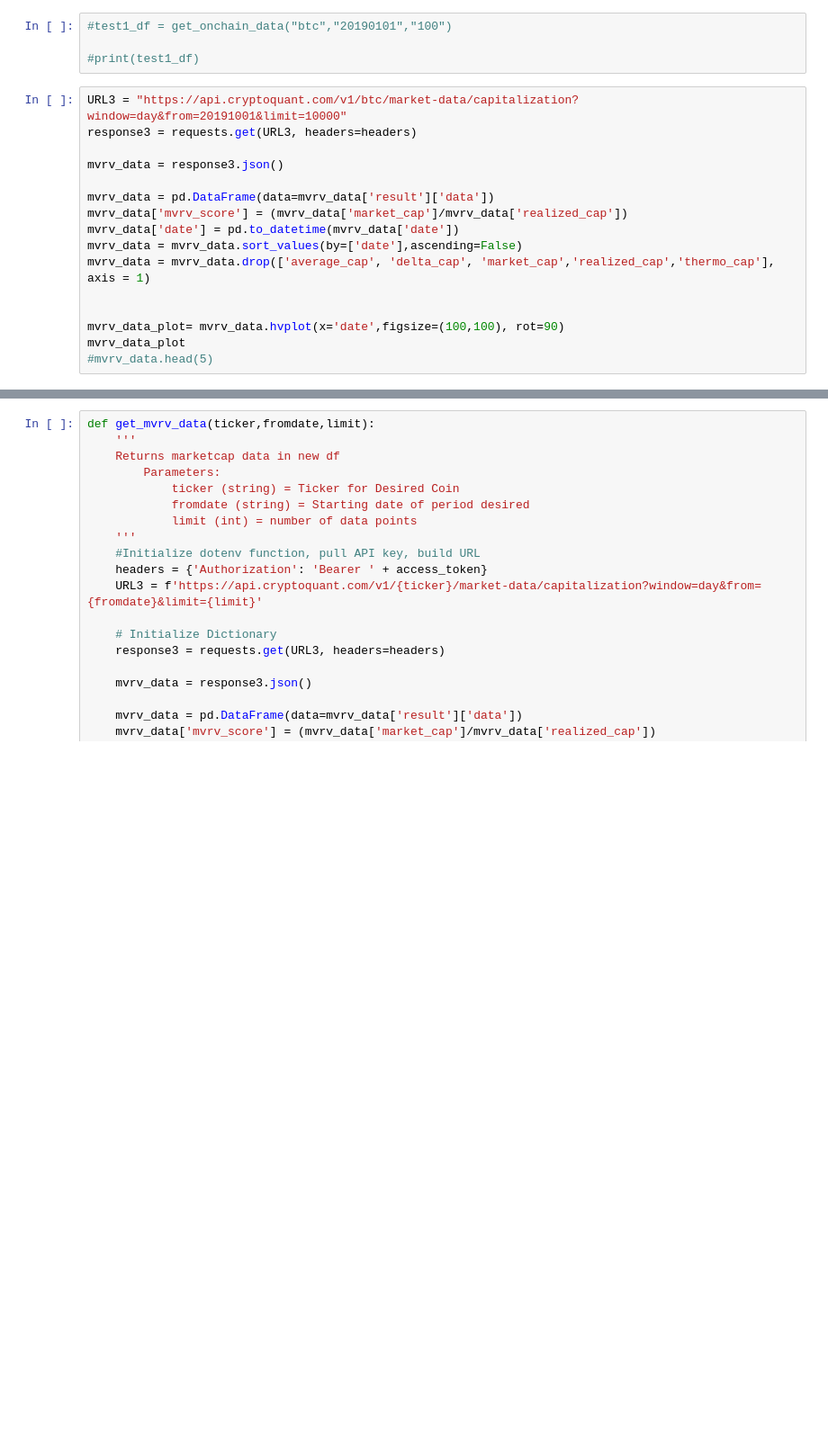
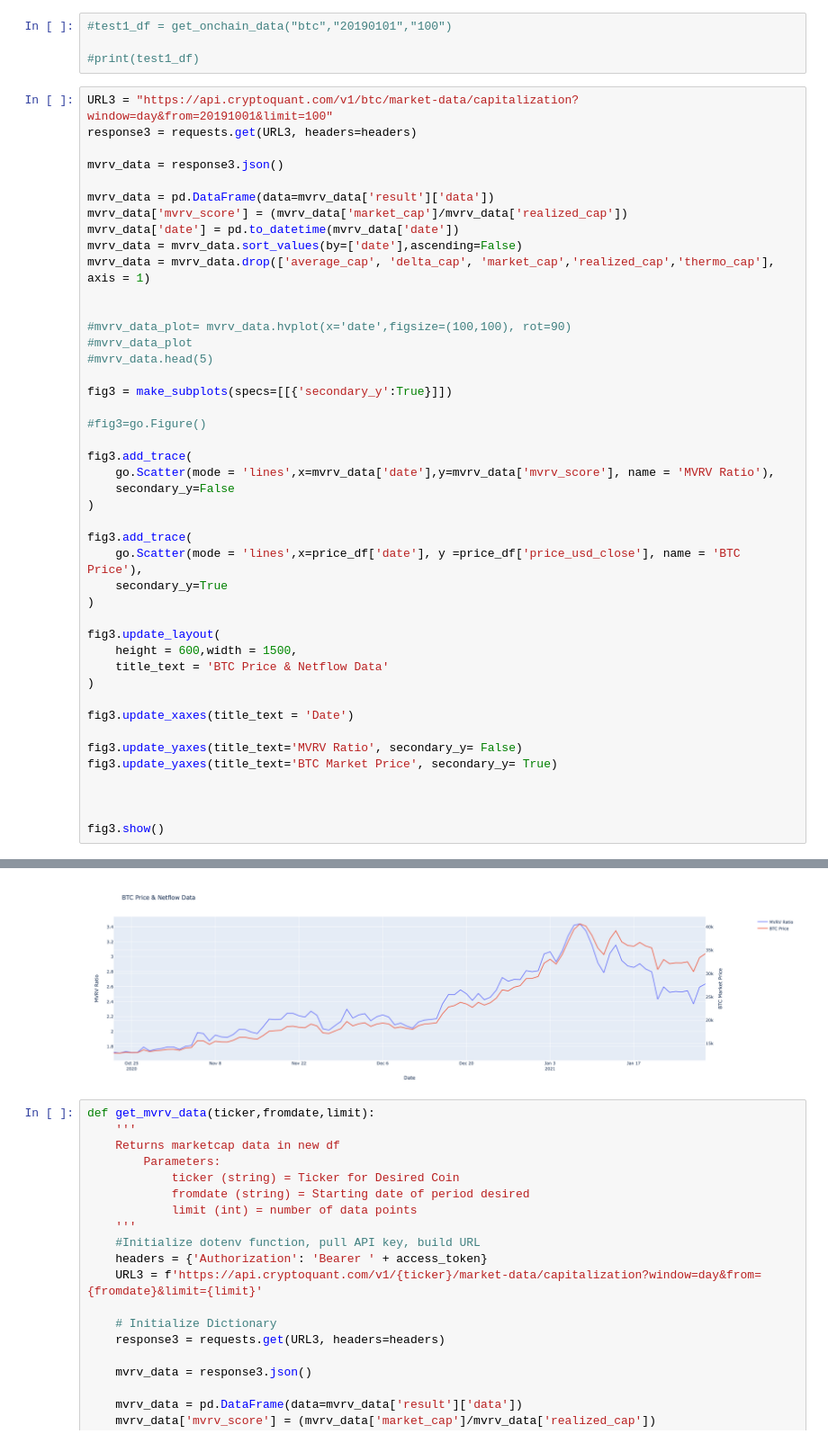
Before and after one commit to nospmah/fintech.group_project, a Jupyter notebook: notebooks/Ryan_working.ipynb, the cells around one changed output, grey strips where cells are left out. Shown at 90% size. Drawn from its saved outputs; the diff is of its cells as text; blank space fills up the shorter version.

```diff
--- a/notebooks/Ryan_working.ipynb
+++ b/notebooks/Ryan_working.ipynb
@@ -93,7 +127,7 @@ def get_onchain_data(ticker,fromdate,limit):
 
 #print(test1_df)
 # %%
-URL3 = "https://api.cryptoquant.com/v1/btc/market-data/capitalization?window=day&from=20191001&limit=10000"
+URL3 = "https://api.cryptoquant.com/v1/btc/market-data/capitalization?window=day&from=20191001&limit=100"
 response3 = requests.get(URL3, headers=headers)
 
 mvrv_data = response3.json()
@@ -105,7 +139,35 @@ mvrv_data = mvrv_data.sort_values(by=['date'],ascending=False)
 mvrv_data = mvrv_data.drop(['average_cap', 'delta_cap', 'market_cap','realized_cap','thermo_cap'], axis = 1)
 
 
-mvrv_data_plot= mvrv_data.hvplot(x='date',figsize=(100,100), rot=90)
-mvrv_data_plot
+#mvrv_data_plot= mvrv_data.hvplot(x='date',figsize=(100,100), rot=90)
+#mvrv_data_plot
 #mvrv_data.head(5)
+
+fig3 = make_subplots(specs=[[{'secondary_y':True}]])
+
+#fig3=go.Figure()
+
+fig3.add_trace(
+    go.Scatter(mode = 'lines',x=mvrv_data['date'],y=mvrv_data['mvrv_score'], name = 'MVRV Ratio'),
+    secondary_y=False
+)
+
+fig3.add_trace(
+    go.Scatter(mode = 'lines',x=price_df['date'], y =price_df['price_usd_close'], name = 'BTC Price'),
+    secondary_y=True
+)
+
+fig3.update_layout(
+    height = 600,width = 1500,
+    title_text = 'BTC Price & Netflow Data'
+)
+
+fig3.update_xaxes(title_text = 'Date')
+
+fig3.update_yaxes(title_text='MVRV Ratio', secondary_y= False)
+fig3.update_yaxes(title_text='BTC Market Price', secondary_y= True)
+
+
+
+fig3.show()
 # %% [output]
@@ -113,3 +174,4 @@ mvrv_data_plot
+[figure, added]
 # %%
 def get_mvrv_data(ticker,fromdate,limit):
     '''
```
Also changed, not shown: parts of 5 cells of this notebook.
